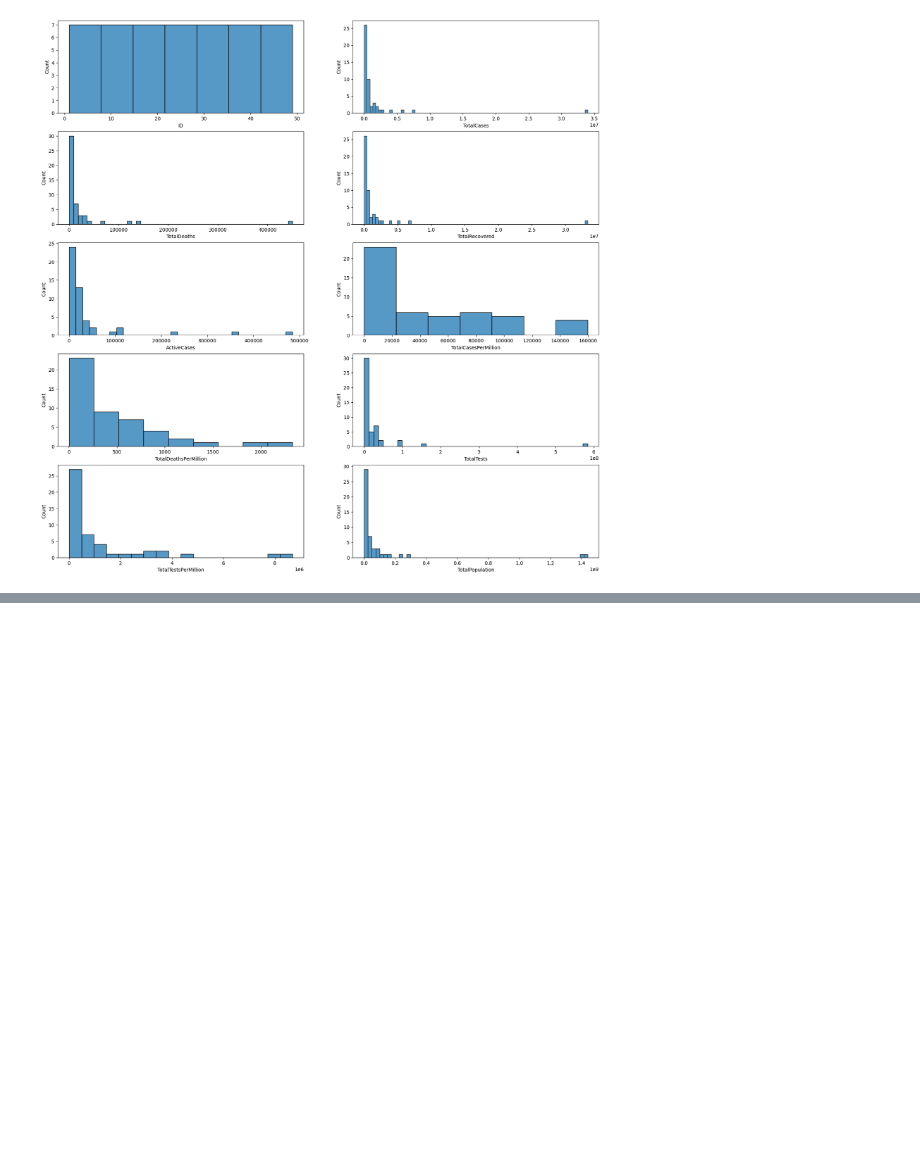
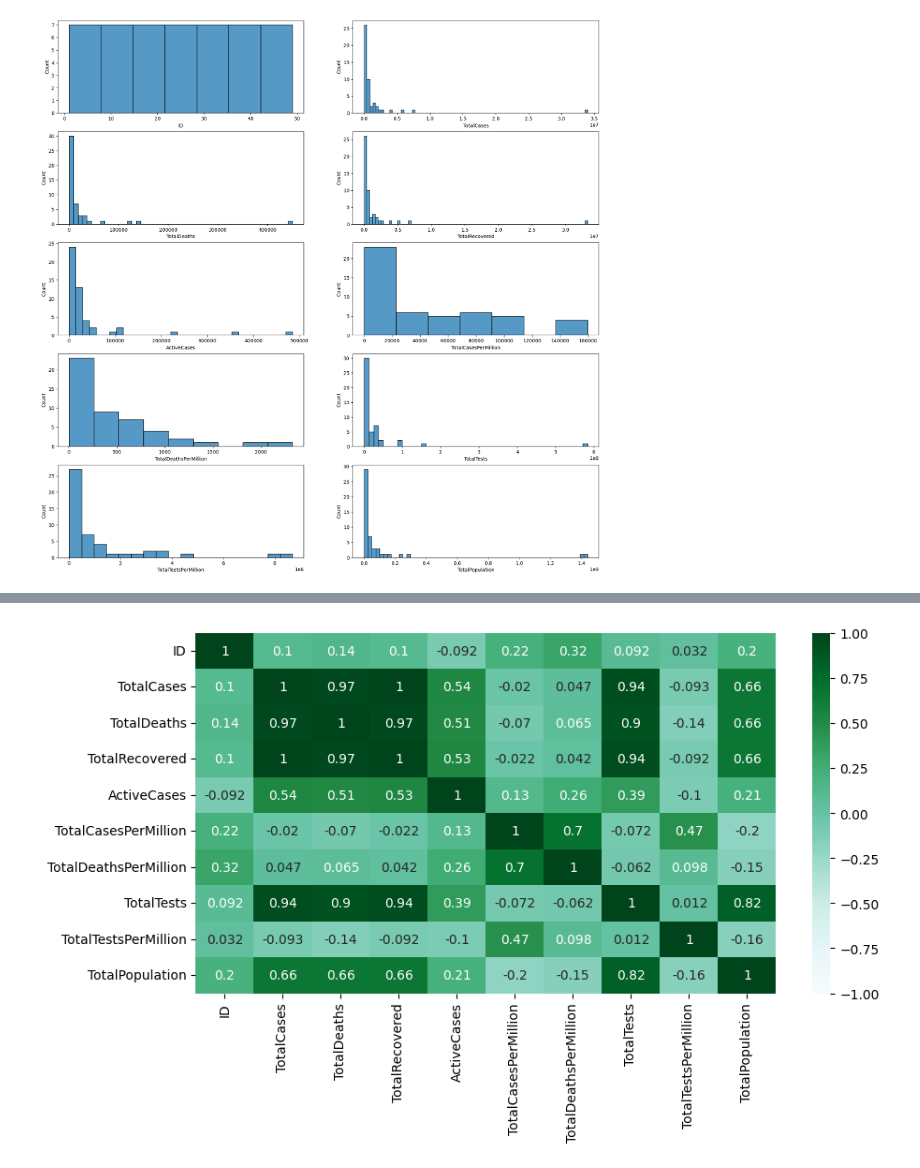
Before and after one commit to Ezequiel-Hurtado/apprentissage_stat, a Jupyter notebook: Script.ipynb, the cells around one changed output, grey strips where cells are left out. Saved outputs shown, nothing was run; the diff lists cells and outputs as text; code cells hidden in the pictures; blank space fills up the shorter version.

```diff
--- a/Script.ipynb
+++ b/Script.ipynb
@@ -114,0 +128,9 @@ fig.show()
+# %%
+# Analyse multivarié
+df_quant = df.drop(columns='Country')
+# %%
+plt.figure(figsize=(10,5))
+sns.heatmap(df_quant.corr(method ='pearson'),vmax =1,vmin=-1, annot=True, cmap = "BuGn")
+plt.show()
+# %% [output]
+[figure, added]
```
Also changed, not shown: parts of 10 cells of this notebook.
